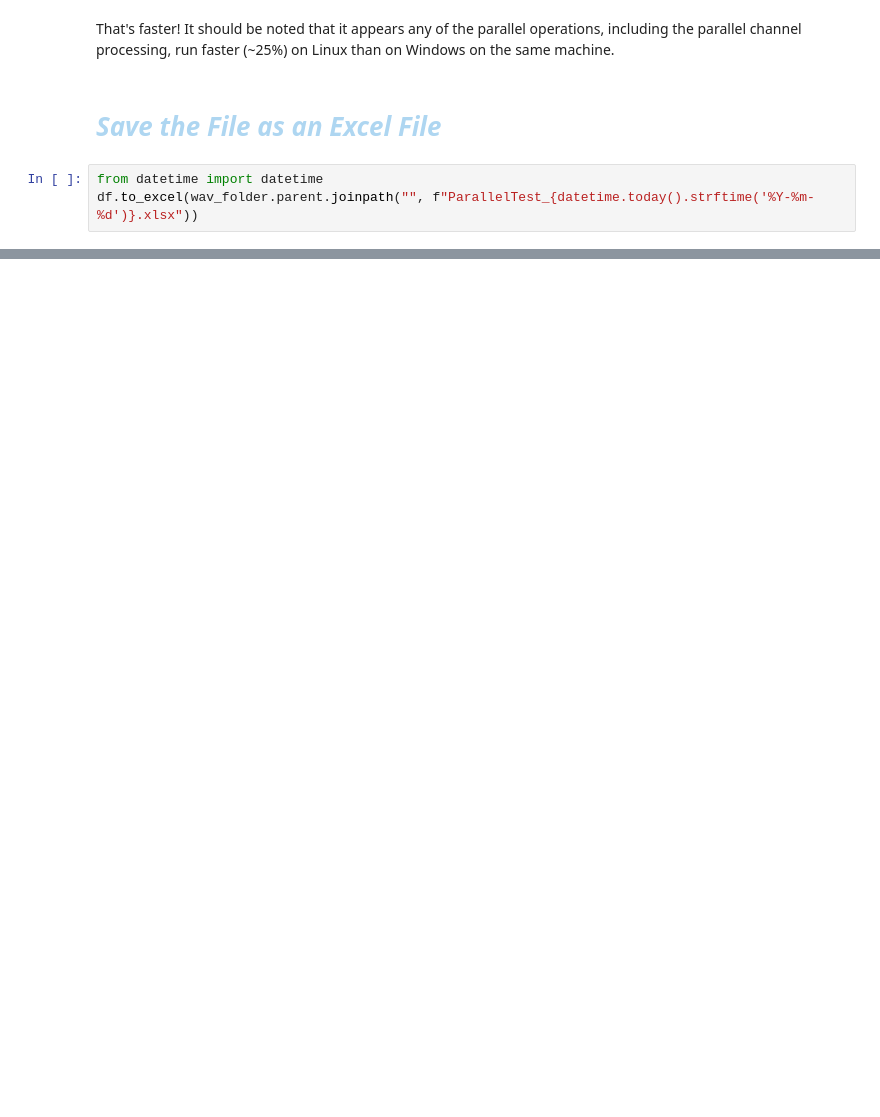
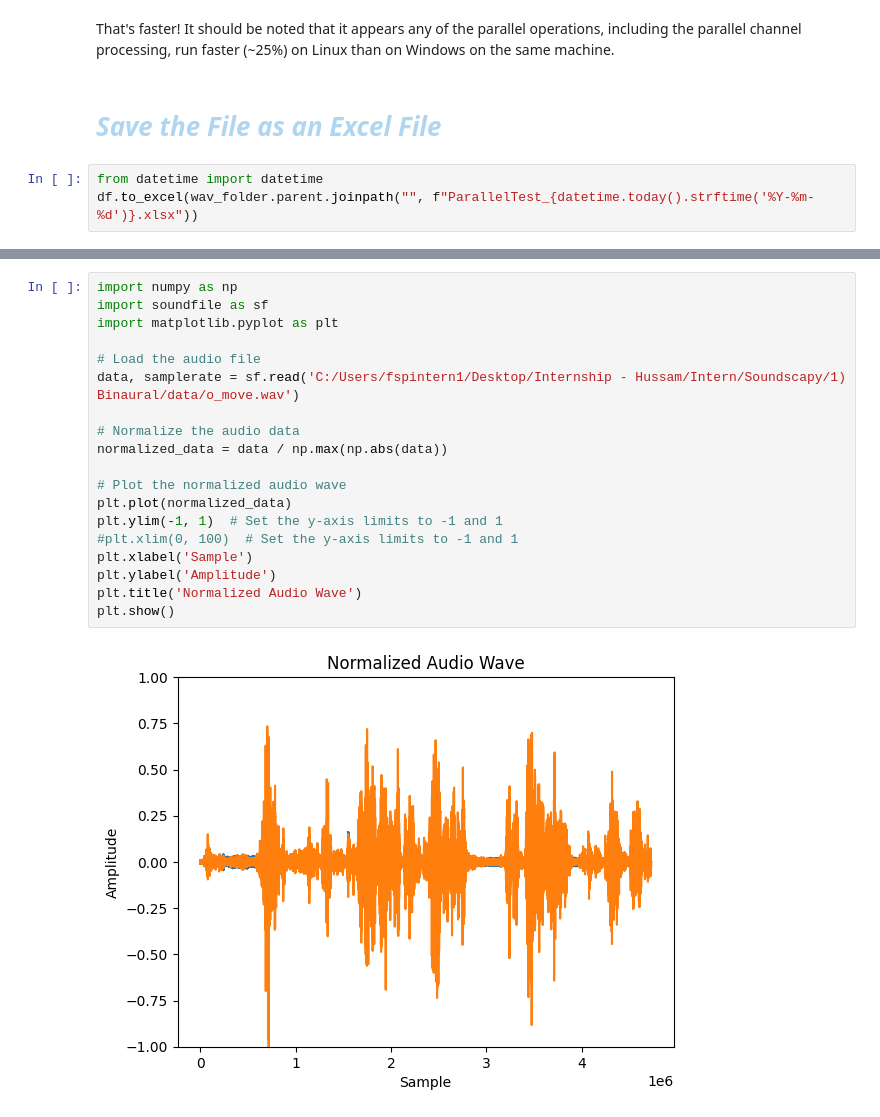
Before and after one commit to HussamAlBasha/IDS-Institute-for-Design-Strategies, a Jupyter notebook: Soundscapy/1) Binaural/Binaural-Recording-Analysis.ipynb, the cells around one changed output, grey strips where cells are left out. Saved outputs shown, nothing was run; the diff lists cells and outputs as text; blank space fills up the shorter version.

```diff
--- a/Soundscapy/1) Binaural/Binaural-Recording-Analysis.ipynb
+++ b/Soundscapy/1) Binaural/Binaural-Recording-Analysis.ipynb
@@ -453,0 +531,21 @@ df.to_excel(wav_folder.parent.joinpath("", f"ParallelTest_{datetime.today().strf
+# %%
+import numpy as np
+import soundfile as sf
+import matplotlib.pyplot as plt
+
+# Load the audio file
+data, samplerate = sf.read('C:/Users/fspintern1/Desktop/Internship - Hussam/Intern/Soundscapy/1) Binaural/data/o_move.wav')
+
+# Normalize the audio data
+normalized_data = data / np.max(np.abs(data))
+
+# Plot the normalized audio wave
+plt.plot(normalized_data)
+plt.ylim(-1, 1)  # Set the y-axis limits to -1 and 1
+#plt.xlim(0, 100)  # Set the y-axis limits to -1 and 1
+plt.xlabel('Sample')
+plt.ylabel('Amplitude')
+plt.title('Normalized Audio Wave')
+plt.show()
+# %% [output]
+[figure, added]
```
Also changed, not shown: parts of 17 cells of this notebook, 4 other files.
